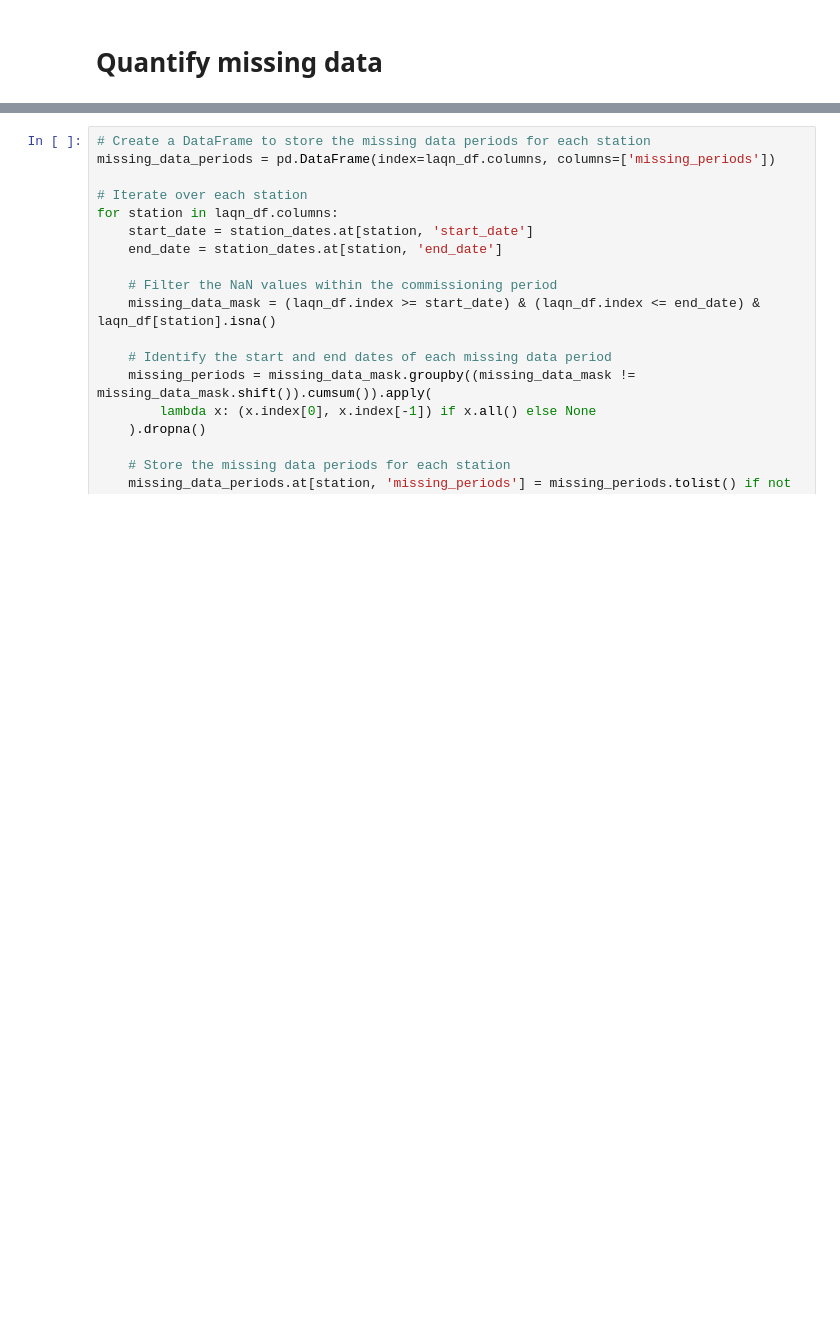
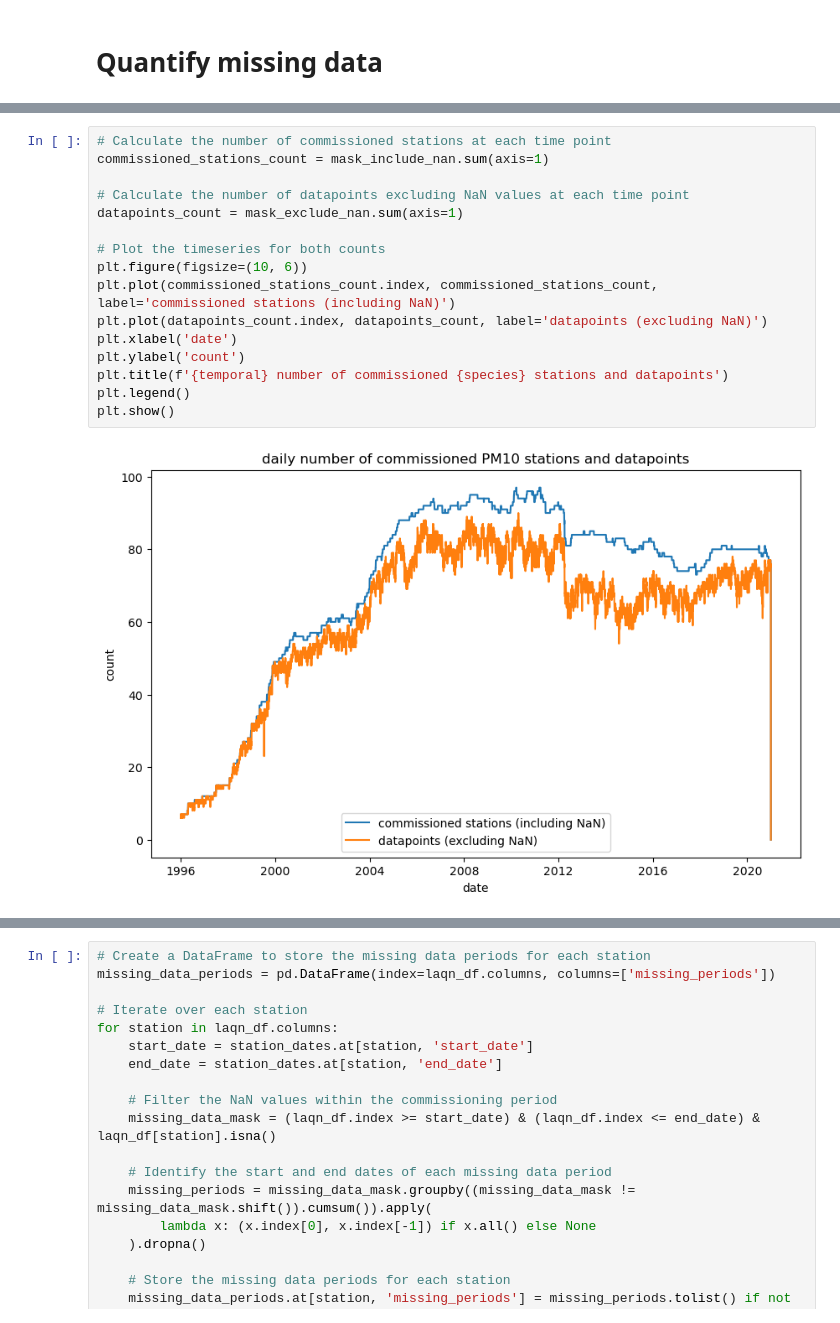
Before and after one commit to michellewl/AQ-graph-prop, a Jupyter notebook: intro_to_problem.ipynb, the cells around one changed output, grey strips where cells are left out. Drawn from its saved outputs; the diff is of its cells as text; blank space fills up the shorter version.

```diff
--- a/intro_to_problem.ipynb
+++ b/intro_to_problem.ipynb
@@ -124,3 +153,21 @@ Percentage of non-NaN values: 86.04032323437418
+# %%
+# Calculate the number of commissioned stations at each time point
+commissioned_stations_count = mask_include_nan.sum(axis=1)
+
+# Calculate the number of datapoints excluding NaN values at each time point
+datapoints_count = mask_exclude_nan.sum(axis=1)
+
+# Plot the timeseries for both counts
+plt.figure(figsize=(10, 6))
+plt.plot(commissioned_stations_count.index, commissioned_stations_count, label='commissioned stations (including NaN)')
+plt.plot(datapoints_count.index, datapoints_count, label='datapoints (excluding NaN)')
+plt.xlabel('date')
+plt.ylabel('count')
+plt.title(f'{temporal} number of commissioned {species} stations and datapoints')
+plt.legend()
+plt.show()
+# %% [output]
+[figure, added]
 # %%
 # Plot the bar chart
 ax = percentage_per_station.plot(kind='bar', figsize=(18, 6), color='skyblue')
```
Also changed, not shown: parts of 17 cells of this notebook.
